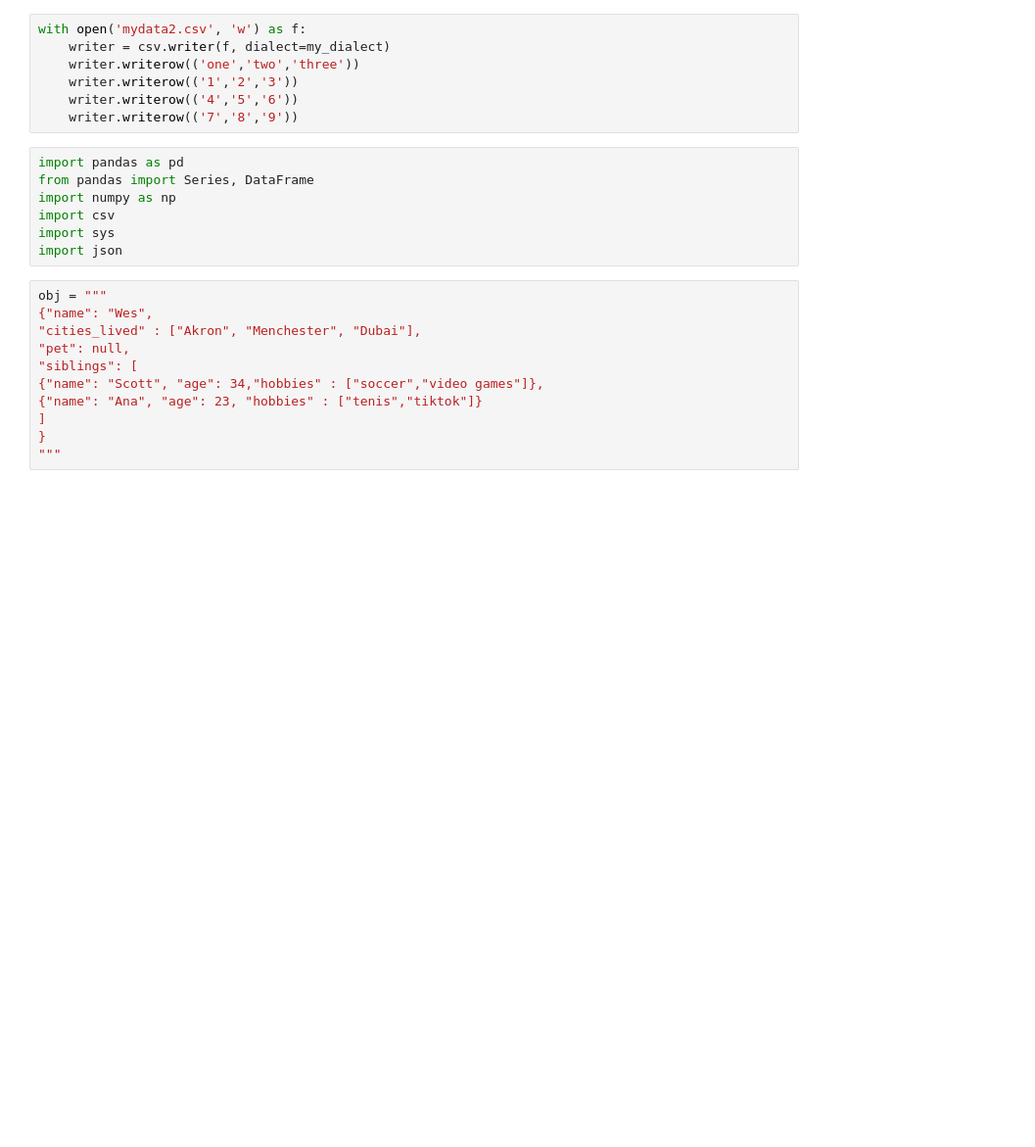
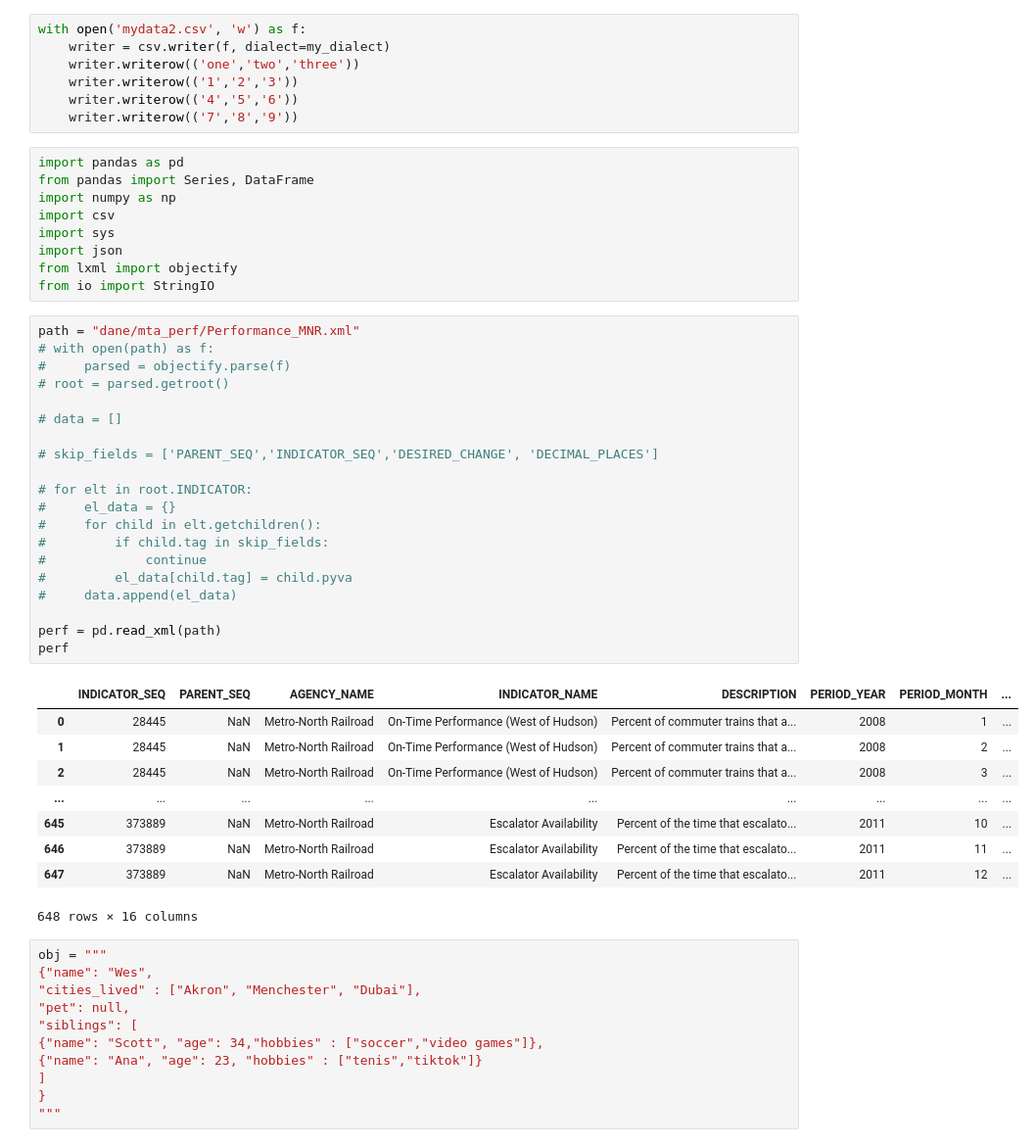
Before and after one commit to daniel22b/Mini_projekty, a Jupyter notebook: pandaJupyter.ipynb, the cells around one changed output. Shown: that part at 98% size. Drawn from its saved outputs; the diff is of its cells as text; blank space fills up the shorter version.

```diff
--- a/pandaJupyter.ipynb
+++ b/pandaJupyter.ipynb
@@ -422,6 +422,38 @@ import numpy as np
 import csv
 import sys
 import json
+from lxml import objectify
+from io import StringIO
+# %%
+path = "dane/mta_perf/Performance_MNR.xml"
+# with open(path) as f:
+#     parsed = objectify.parse(f)
+# root = parsed.getroot()
+
+# data = []
+
+# skip_fields = ['PARENT_SEQ','INDICATOR_SEQ','DESIRED_CHANGE', 'DECIMAL_PLACES']
+
+# for elt in root.INDICATOR:
+#     el_data = {}
+#     for child in elt.getchildren():
+#         if child.tag in skip_fields:
+#             continue
+#         el_data[child.tag] = child.pyva
+#     data.append(el_data)
+
+perf = pd.read_xml(path)
+perf
+# %% [output]
+|  | INDICATOR_SEQ | PARENT_SEQ | AGENCY_NAME | INDICATOR_NAME | DESCRIPTION | PERIOD_YEAR | PERIOD_MONTH | ... |
+| 0 | 28445 | NaN | Metro-North Railroad | On-Time Performance (West of Hudson) | Percent of commuter trains that a... | 2008 | 1 | ... |
+| 1 | 28445 | NaN | Metro-North Railroad | On-Time Performance (West of Hudson) | Percent of commuter trains that a... | 2008 | 2 | ... |
+| 2 | 28445 | NaN | Metro-North Railroad | On-Time Performance (West of Hudson) | Percent of commuter trains that a... | 2008 | 3 | ... |
+| ... | ... | ... | ... | ... | ... | ... | ... | ... |
+| 645 | 373889 | NaN | Metro-North Railroad | Escalator Availability | Percent of the time that escalato... | 2011 | 10 | ... |
+| 646 | 373889 | NaN | Metro-North Railroad | Escalator Availability | Percent of the time that escalato... | 2011 | 11 | ... |
+| 647 | 373889 | NaN | Metro-North Railroad | Escalator Availability | Percent of the time that escalato... | 2011 | 12 | ... |
+648 rows × 16 columns
 # %%
 obj = """
 {"name": "Wes",
```
Also changed, not shown: parts of 5 cells of this notebook.
